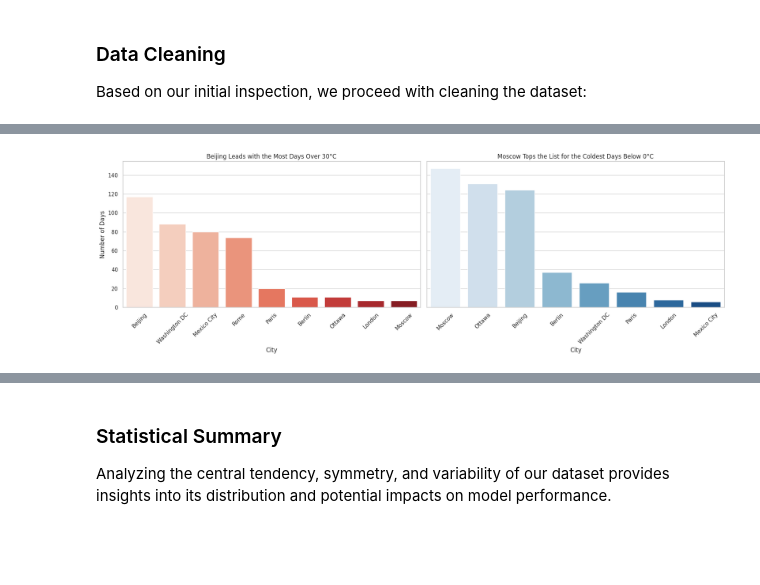
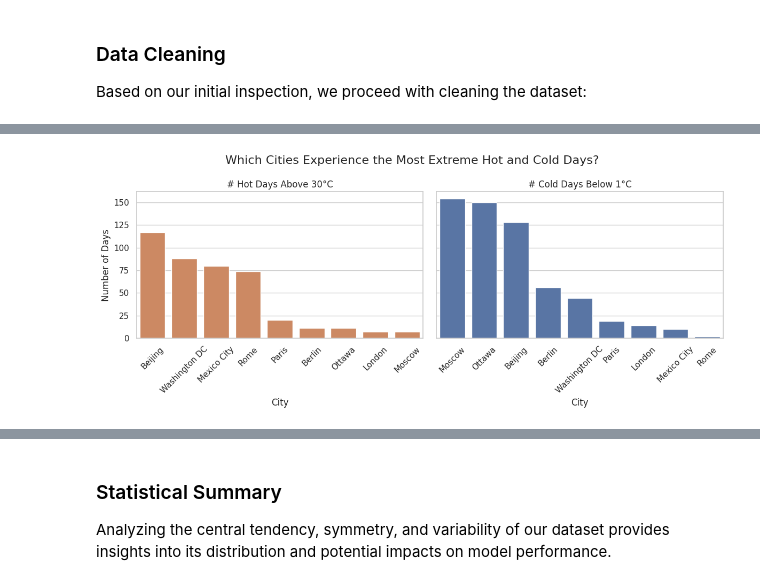
Before and after one commit to Laizra/Weather_prediction, a Jupyter notebook: main.ipynb, the cells around one changed output, grey strips where cells are left out. Drawn from its saved outputs; the diff is of its cells as text; code cells hidden in the pictures; blank space fills up the shorter version.

```diff
--- a/main.ipynb
+++ b/main.ipynb
@@ -191,19 +254,19 @@ Additionally, seasonal decomposition can be applied to gain insights into the un
 # %%
-# Define temperature thresholds
-hot_threshold = 30.0
-cold_threshold = 0.0
+# Define temperature thresholds for categorizing extreme temperature days.
+HOT_THRESHOLD = 30.0  # Hot days above this temperature in °C.
+COLD_THRESHOLD = 1.0  # Cold days below this temperature in °C.
 
-# Filter DataFrame for rows where tempmax > hot_threshold
-hot_counts = df[df['tempmax'] > hot_threshold].groupby('location').size().sort_values(ascending=False)
+# Count days where TempMax is above the hot threshold for each city.
+hot_counts = df[df['tempmax'] > HOT_THRESHOLD].groupby('location').size().sort_values(ascending=False)
 
-# Filter DataFrame for rows where tempmin < cold_threshold
-cold_counts = df[df['tempmin'] < cold_threshold].groupby('location').size().sort_values(ascending=False)
+# Count days where TempMin is below the cold threshold for each city.
+cold_counts = df[df['tempmin'] < COLD_THRESHOLD].groupby('location').size().sort_values(ascending=False)
 
-# Display the results
+# Display the results for cities with extreme hot and cold days.
 print("Number of days with TempMax > 30.0°C for each city:")
 print(hot_counts)
 
-print("\nNumber of days with TempMin < 0.0°C for each city:")
+print("\nNumber of days with TempMin < 1.0°C for each city:")
 print(cold_counts)
 # %% [output]
 Number of days with TempMax > 30.0°C for each city:
@@ -225,69 +288,50 @@ Mexico City        6
 dtype: int64
 # %%
-# List of cities to highlight for TempMax and TempMin
+# List of cities to highlight in the time series plot.
 highlight_cities = ['Beijing', 'Mexico City', 'Moscow']
 all_cities = df.index.get_level_values('location').unique()
 
-# Define colors for highlighted cities
+# Define colors for highlighted cities.
 highlight_colors = {
     'Beijing': color_pal[3],
     'Mexico City': color_pal[6],
     'Moscow': color_pal[0]
 }
 
-# Set up the subplot structure
-fig, axes = plt.subplots(1, 2, figsize=(18, 6), sharey=True)
+# Set up the subplot structure for extreme hot and cold days.
+fig, axes = plt.subplots(1, 2, figsize=(12, 5), sharey=True)
 
-# Plotting hot days on the first subplot
-sns.barplot(x=hot_counts.index, y=hot_counts.values, hue=hot_counts.index, palette="Reds", dodge=False, ax=axes[0])
-axes[0].set_title('Beijing Leads with the Most Days Over 30°C')
+# Plotting hot days on the first subplot.
+sns.barplot(
+    x=hot_counts.index,
+    y=hot_counts.values,
+    color=color_pal[1],
+    dodge=False,
+    ax=axes[0]
+)
+axes[0].set_title('# Hot Days Above 30°C')
 axes[0].set_xlabel('City')
 axes[0].set_ylabel('Number of Days')
 axes[0].tick_params(axis='x', rotation=45)
 
-# Plotting cold days on the second subplot
-sns.barplot(x=cold_counts.index, y=cold_counts.values, hue=cold_counts.index, palette="Blues", dodge=False, ax=axes[1])
-axes[1].set_title('Moscow Tops the List for the Coldest Days Below 0°C')
+# Plotting cold days on the second subplot.
+sns.barplot(
+    x=cold_counts.index,
+    y=cold_counts.values,
+    color=color_pal[0],
+    dodge=False,
+    ax=axes[1]
+)
+axes[1].set_title('# Cold Days Below 1°C')
 axes[1].set_xlabel('City')
-axes[1].set_ylabel('Number of Days')
+axes[1].set_ylabel('# Days')
 axes[1].tick_params(axis='x', rotation=45)
 
-# Adjust layout for better spacing
+# Set the overall title for the bar subplots.
+fig.suptitle('Which Cities Experience the Most Extreme Hot and Cold Days?', fontsize=16)
+
+# Adjust layout for better spacing.
 plt.tight_layout()
 plt.show()
-
-# Plot temperature distributions
-fig, axes = plt.subplots(2, 1, figsize=(12, 8), sharex=True)
-
-# Plot for TempMax
-for city in all_cities:
-    city_data = df.xs(city, level='location').reset_index()
-    if city in highlight_cities:
-        sns.lineplot(data=city_data, x='datetime', y='tempmax', ax=axes[0],
-                     label=city, color=highlight_colors[city], linewidth=2)
-    else:
-        sns.lineplot(data=city_data, x='datetime', y='tempmax', ax=axes[0],
-                     color='gray', alpha=0.3, linewidth=1)
-axes[0].set_title('Temperature Trends by City: Beijing Shows Highest Variability, Moscow Mostly Stays Cool')
-axes[0].set_ylabel('TempMax (°C)')
-axes[0].legend(title='City', bbox_to_anchor=(1, 1), loc='upper left')
-
-# Plot for TempMin
-for city in all_cities:
-    city_data = df.xs(city, level='location').reset_index()
-    if city in highlight_cities:
-        sns.lineplot(data=city_data, x='datetime', y='tempmin', ax=axes[1],
-                     label=city, color=highlight_colors[city], linewidth=2)
-    else:
-        sns.lineplot(data=city_data, x='datetime', y='tempmin', ax=axes[1],
-                     color='gray', alpha=0.3, linewidth=1)
-axes[1].set_title("Low Temperature Patterns: Moscow's Extreme Cold vs. Mexico City's Consistency")
-axes[1].set_ylabel('TempMin (°C)')
-axes[1].set_xlabel('Date')
-axes[1].legend(title='City', bbox_to_anchor=(1, 1), loc='upper left')
-
-# Adjust the layout
-plt.tight_layout()
-plt.show()
 # %% [output]
-[figure, old version]
+[figure, new version]
```
Also changed, not shown: parts of 90 cells of this notebook.
